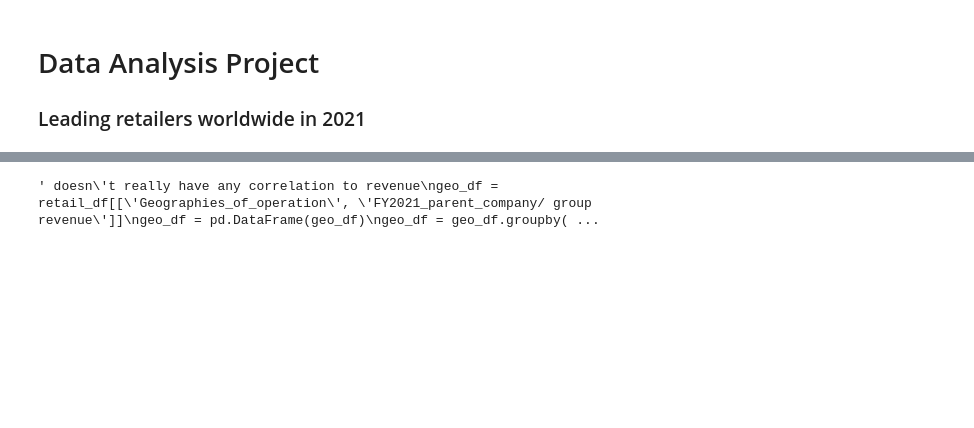
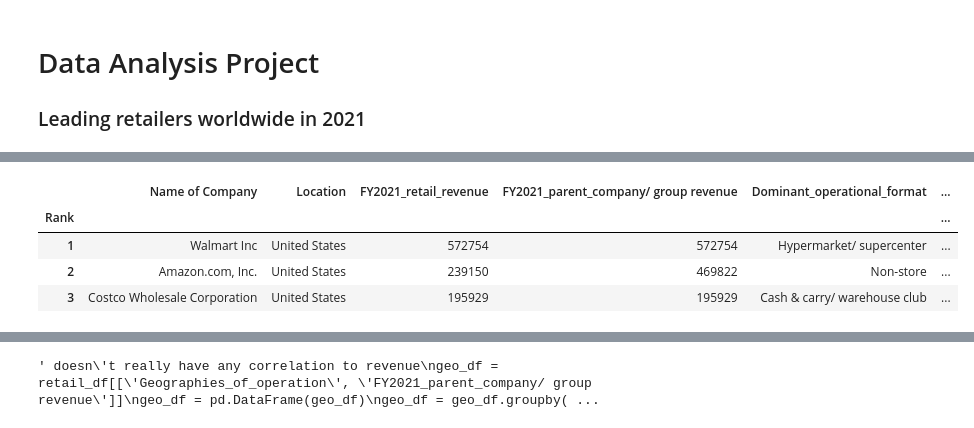
Before and after one commit to G0dzilla21/Data-Analysis-Project, a Jupyter notebook: Data_Analysis_Project.ipynb, the cells around one changed output, grey strips where cells are left out. Saved outputs shown, nothing was run; the diff lists cells and outputs as text; code cells hidden in the pictures; blank space fills up the shorter version.

```diff
--- a/Data_Analysis_Project.ipynb
+++ b/Data_Analysis_Project.ipynb
@@ -159,0 +107,9 @@ top_5_companies
+# %%
+#seeing that my df is in the desired format
+retail_df.head(3)
+# %% [output]
+|  | Name of Company | Location | FY2021_retail_revenue | FY2021_parent_company/ group revenue | Dominant_operational_format | ... |
+| Rank |  |  |  |  |  | ... |
+| 1 | Walmart Inc | United States | 572754 | 572754 | Hypermarket/ supercenter | ... |
+| 2 | Amazon.com, Inc. | United States | 239150 | 469822 | Non-store | ... |
+| 3 | Costco Wholesale Corporation | United States | 195929 | 195929 | Cash & carry/ warehouse club | ... |
```
Also changed, not shown: parts of 21 cells of this notebook.
